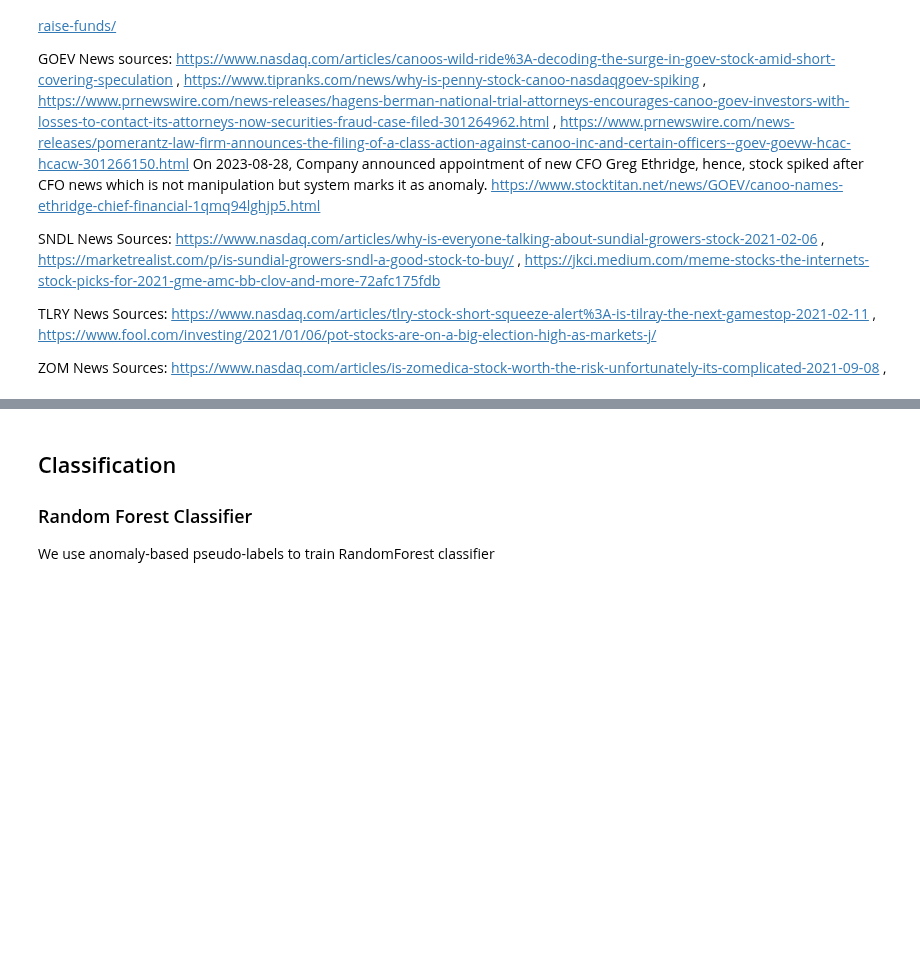
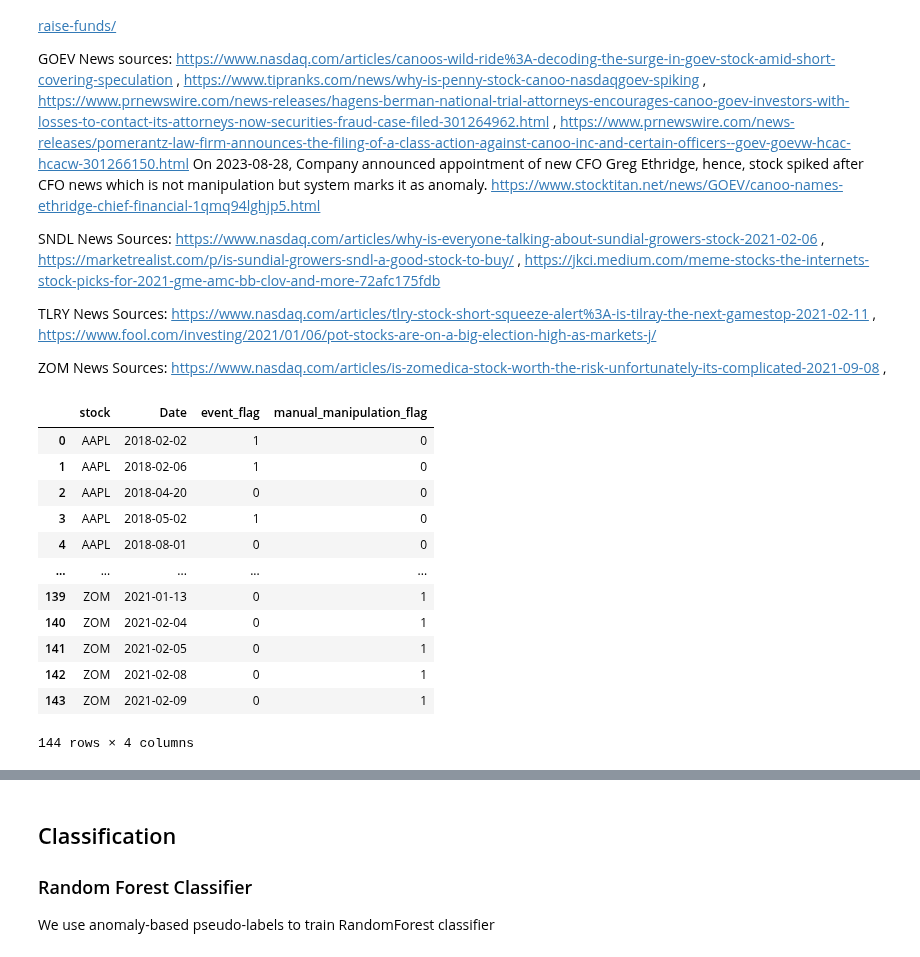
Before and after one commit to ansh2607/capstone2025-aggarwal-StockMarketManipulationDetection, a Jupyter notebook: model_building.ipynb, the cells around one changed output, grey strips where cells are left out. Saved outputs shown, nothing was run; the diff lists cells and outputs as text; code cells hidden in the pictures; blank space fills up the shorter version.

```diff
--- a/model_building.ipynb
+++ b/model_building.ipynb
@@ -521,6 +499,22 @@ for stock, dates in anom_dates.items():
         manual_labels.append({'stock': stock, 'Date': dt, 'event_flag': event_label, 'manual_manipulation_flag': manipulation_label})
 
 df_manual = pd.DataFrame(manual_labels)
+# %%
+df_manual
+# %% [output]
+|  | stock | Date | event_flag | manual_manipulation_flag |
+| 0 | AAPL | 2018-02-02 | 1 | 0 |
+| 1 | AAPL | 2018-02-06 | 1 | 0 |
+| 2 | AAPL | 2018-04-20 | 0 | 0 |
+| 3 | AAPL | 2018-05-02 | 1 | 0 |
+| 4 | AAPL | 2018-08-01 | 0 | 0 |
+| ... | ... | ... | ... | ... |
+| 139 | ZOM | 2021-01-13 | 0 | 1 |
+| 140 | ZOM | 2021-02-04 | 0 | 1 |
+| 141 | ZOM | 2021-02-05 | 0 | 1 |
+| 142 | ZOM | 2021-02-08 | 0 | 1 |
+| 143 | ZOM | 2021-02-09 | 0 | 1 |
+144 rows × 4 columns
 # %%
 df = df.merge(df_manual, on=['stock', 'Date'], how='left')
 df['manual_manipulation_flag'] = df['manual_manipulation_flag'].fillna(0).astype(int)
```
Also changed, not shown: parts of 10 cells of this notebook, 1 other file.
